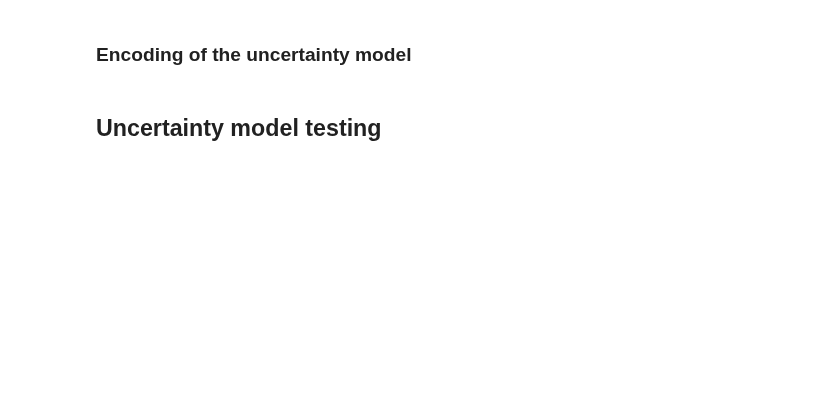
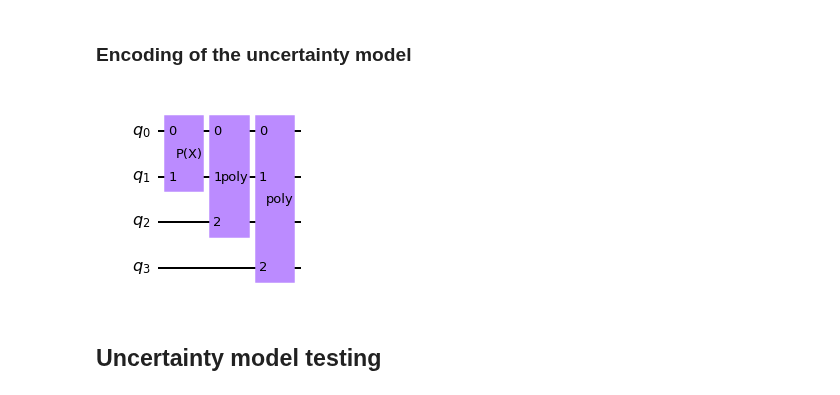
Before and after one commit to Eagle-quantum/QVaR, a Jupyter notebook: parallel_CRA_attempt.ipynb, the cells around one changed output. Drawn from its saved outputs; the diff is of its cells as text; code cells hidden in the pictures; blank space fills up the shorter version.

```diff
--- a/parallel_CRA_attempt.ipynb
+++ b/parallel_CRA_attempt.ipynb
@@ -46,13 +52,15 @@ df
 # %%
 u = MultivariateGCI_sr(n_z, z_max, p_zeros, rhos, F_values[1])
 u = MultivariateGCI_mr(n_z, z_max, p_zeros, rhos, F_values)
 
 # from qiskit_finance.circuit.library import GaussianConditionalIndependenceModel as GCI
 
 # u = GCI(n_z, z_max, p_zeros, rhos)
 
 # print(u.decompose().draw(output='latex_source'))
-u.decompose().draw("mpl", filename='Images/u_circuit.svg')
+u.decompose().draw("mpl")
+# %% [output]
+[figure, added]
 # %% [markdown]
 ## Uncertainty model testing
 # %%
```
Also changed, not shown: parts of 12 cells of this notebook.
